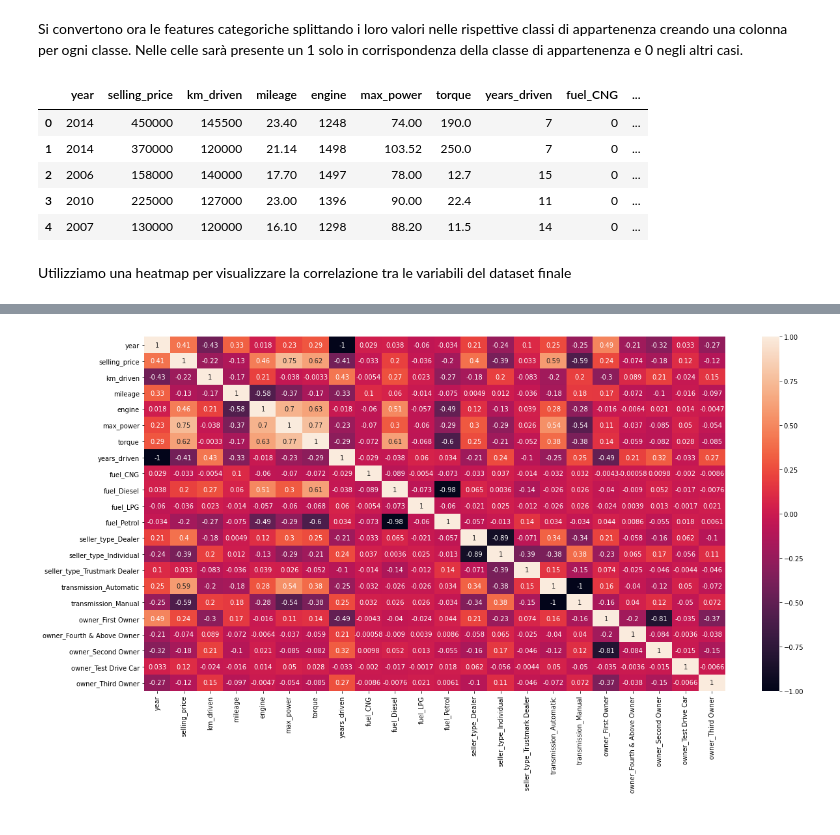
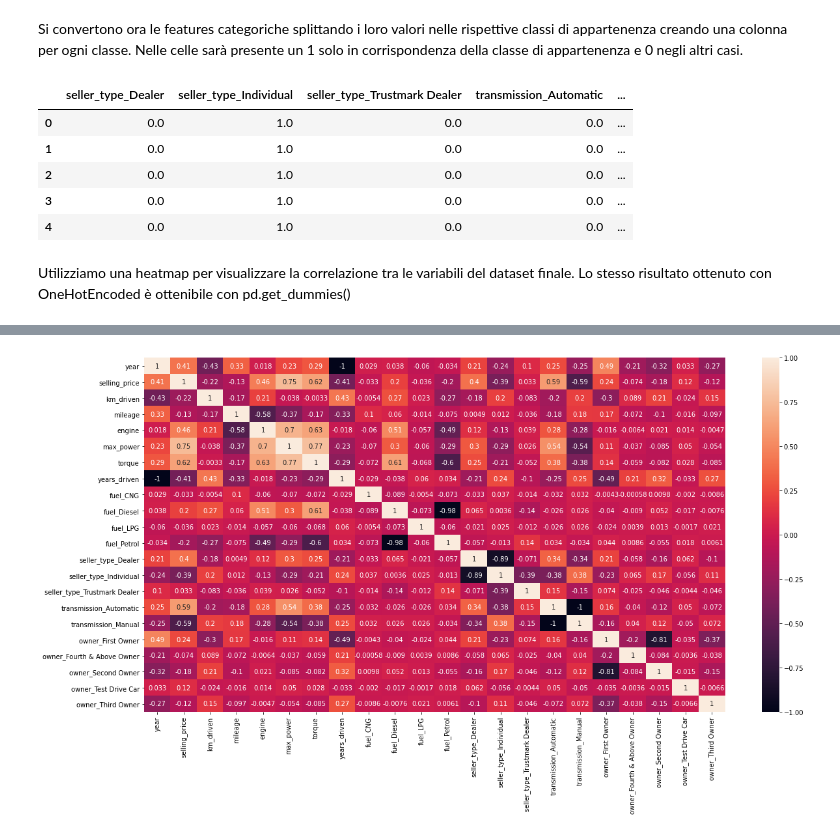
Before and after one commit to MariaMengozzi/esameDI, a Jupyter notebook: Progetto_esame_DI.ipynb, the cells around one changed output, grey strips where cells are left out. Drawn from its saved outputs; the diff is of its cells as text; code cells hidden in the pictures.

```diff
--- a/Progetto_esame_DI.ipynb
+++ b/Progetto_esame_DI.ipynb
@@ -563,13 +563,3 @@ La binarizzazione avverrà mediante il metodo **One Hot Encoding**
 One Hot Encoding è un processo nell'elaborazione dei dati che viene applicato ai dati categoriali, per convertirli in una rappresentazione vettoriale binaria da utilizzare negli algoritmi di apprendimento automatico.
 # %% [markdown]
 Si convertono ora le features categoriche splittando i loro valori nelle rispettive classi di appartenenza creando una colonna per ogni classe. Nelle celle sarà presente un 1 solo in corrispondenza della classe di appartenenza e 0 negli altri casi.
-# %%
-final_data = pd.get_dummies(data)
-final_data.head()
-# %% [output]
-|  | year | selling_price | km_driven | mileage | engine | max_power | torque | years_driven | fuel_CNG | ... |
-| 0 | 2014 | 450000 | 145500 | 23.40 | 1248 | 74.00 | 190.0 | 7 | 0 | ... |
-| 1 | 2014 | 370000 | 120000 | 21.14 | 1498 | 103.52 | 250.0 | 7 | 0 | ... |
-| 2 | 2006 | 158000 | 140000 | 17.70 | 1497 | 78.00 | 12.7 | 15 | 0 | ... |
-| 3 | 2010 | 225000 | 127000 | 23.00 | 1396 | 90.00 | 22.4 | 11 | 0 | ... |
-| 4 | 2007 | 130000 | 120000 | 16.10 | 1298 | 88.20 | 11.5 | 14 | 0 | ... |
@@ -576,2 +569,19 @@ final_data.head()
+# %%
+encoder = OneHotEncoder(sparse=False)
+# per il momento non specifico drop='first' in quanto valuterò mediante Lasso se è necessario rimuovere tali features
+X_cat = data[categorical]
+
+categorical_df = pd.DataFrame(
+    encoder.fit_transform(X_cat),
+    columns=encoder.get_feature_names(X_cat.columns)
+)
+categorical_df.head(5)
+# %% [output]
+|  | seller_type_Dealer | seller_type_Individual | seller_type_Trustmark Dealer | transmission_Automatic | ... |
+| 0 | 0.0 | 1.0 | 0.0 | 0.0 | ... |
+| 1 | 0.0 | 1.0 | 0.0 | 0.0 | ... |
+| 2 | 0.0 | 1.0 | 0.0 | 0.0 | ... |
+| 3 | 0.0 | 1.0 | 0.0 | 0.0 | ... |
+| 4 | 0.0 | 1.0 | 0.0 | 0.0 | ... |
 # %% [markdown]
-Utilizziamo una heatmap per visualizzare la correlazione tra le variabili del dataset finale
+Utilizziamo una heatmap per visualizzare la correlazione tra le variabili del dataset finale. Lo stesso risultato ottenuto con OneHotEncoded è ottenibile con pd.get_dummies()
```
Also changed, not shown: parts of 69 cells of this notebook.
